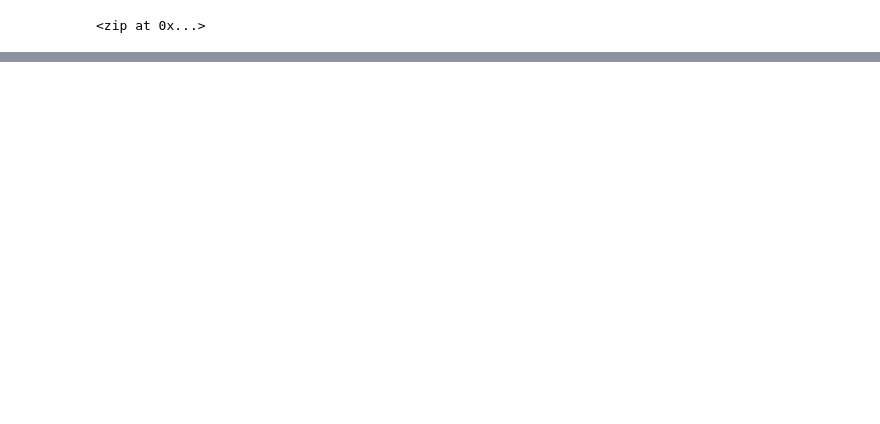
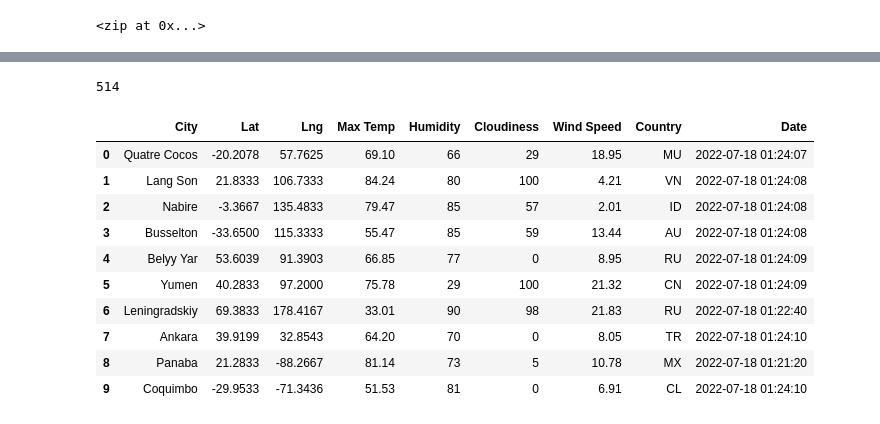
Before and after one commit to vasquez-cs/World_Weather_Analysis, a Jupyter notebook: WeatherPy.ipynb, the cells around one changed output, grey strips where cells are left out. Saved outputs shown, nothing was run; the diff lists cells and outputs as text; code cells hidden in the pictures; blank space fills up the shorter version.

```diff
--- a/WeatherPy.ipynb
+++ b/WeatherPy.ipynb
@@ -74,0 +170,20 @@ cities
+# %%
+len(city_data)
+# %% [output]
+514
+# %%
+# Convert the array of dictionaries to a Pandas DataFrame.
+city_data_df = pd.DataFrame(city_data)
+city_data_df.head(10)
+# %% [output]
+|  | City | Lat | Lng | Max Temp | Humidity | Cloudiness | Wind Speed | Country | Date |
+| 0 | Quatre Cocos | -20.2078 | 57.7625 | 69.10 | 66 | 29 | 18.95 | MU | 2022-07-18 01:24:07 |
+| 1 | Lang Son | 21.8333 | 106.7333 | 84.24 | 80 | 100 | 4.21 | VN | 2022-07-18 01:24:08 |
+| 2 | Nabire | -3.3667 | 135.4833 | 79.47 | 85 | 57 | 2.01 | ID | 2022-07-18 01:24:08 |
+| 3 | Busselton | -33.6500 | 115.3333 | 55.47 | 85 | 59 | 13.44 | AU | 2022-07-18 01:24:08 |
+| 4 | Belyy Yar | 53.6039 | 91.3903 | 66.85 | 77 | 0 | 8.95 | RU | 2022-07-18 01:24:09 |
+| 5 | Yumen | 40.2833 | 97.2000 | 75.78 | 29 | 100 | 21.32 | CN | 2022-07-18 01:24:09 |
+| 6 | Leningradskiy | 69.3833 | 178.4167 | 33.01 | 90 | 98 | 21.83 | RU | 2022-07-18 01:22:40 |
+| 7 | Ankara | 39.9199 | 32.8543 | 64.20 | 70 | 0 | 8.05 | TR | 2022-07-18 01:24:10 |
+| 8 | Panaba | 21.2833 | -88.2667 | 81.14 | 73 | 5 | 10.78 | MX | 2022-07-18 01:21:20 |
+| 9 | Coquimbo | -29.9533 | -71.3436 | 51.53 | 81 | 0 | 6.91 | CL | 2022-07-18 01:24:10 |
```
Also changed, not shown: parts of 9 cells of this notebook, 5 other files.
